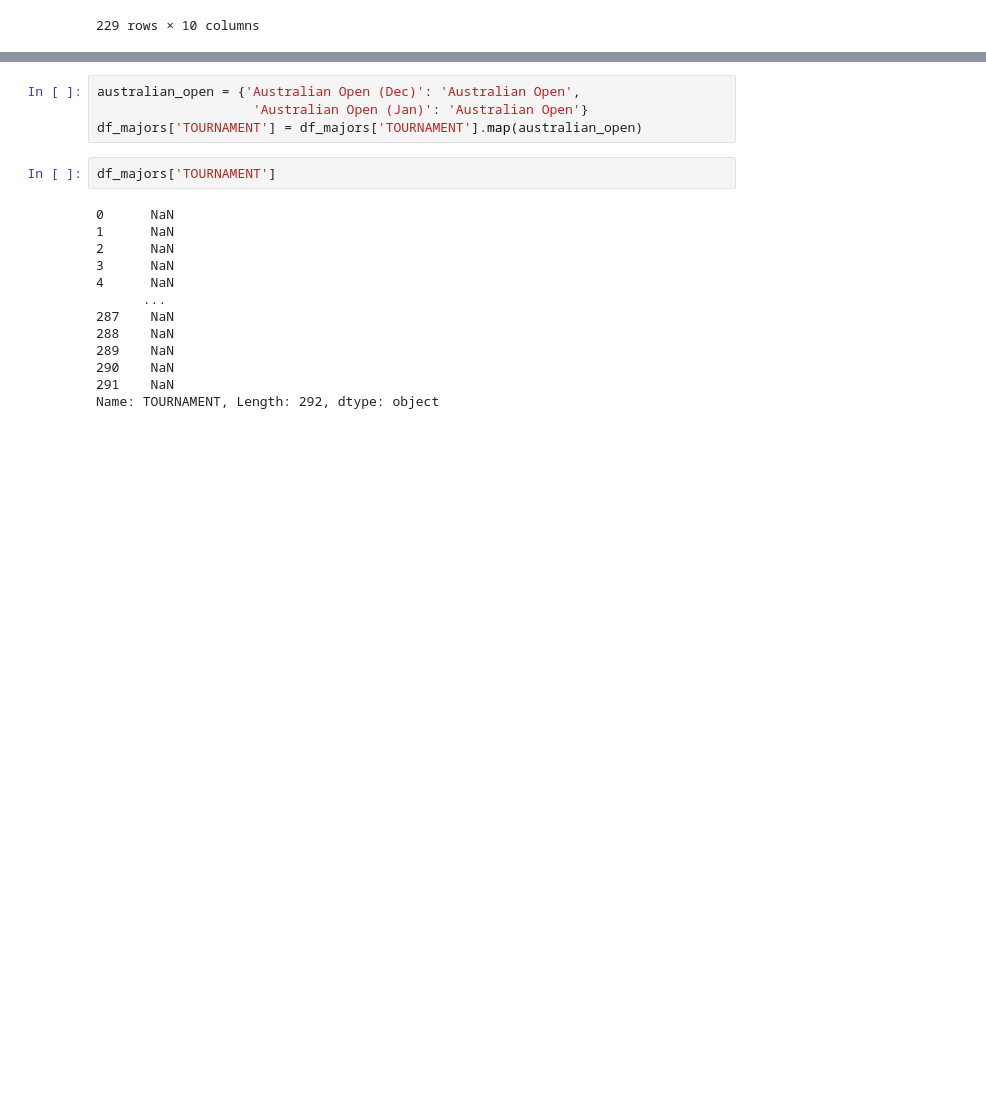
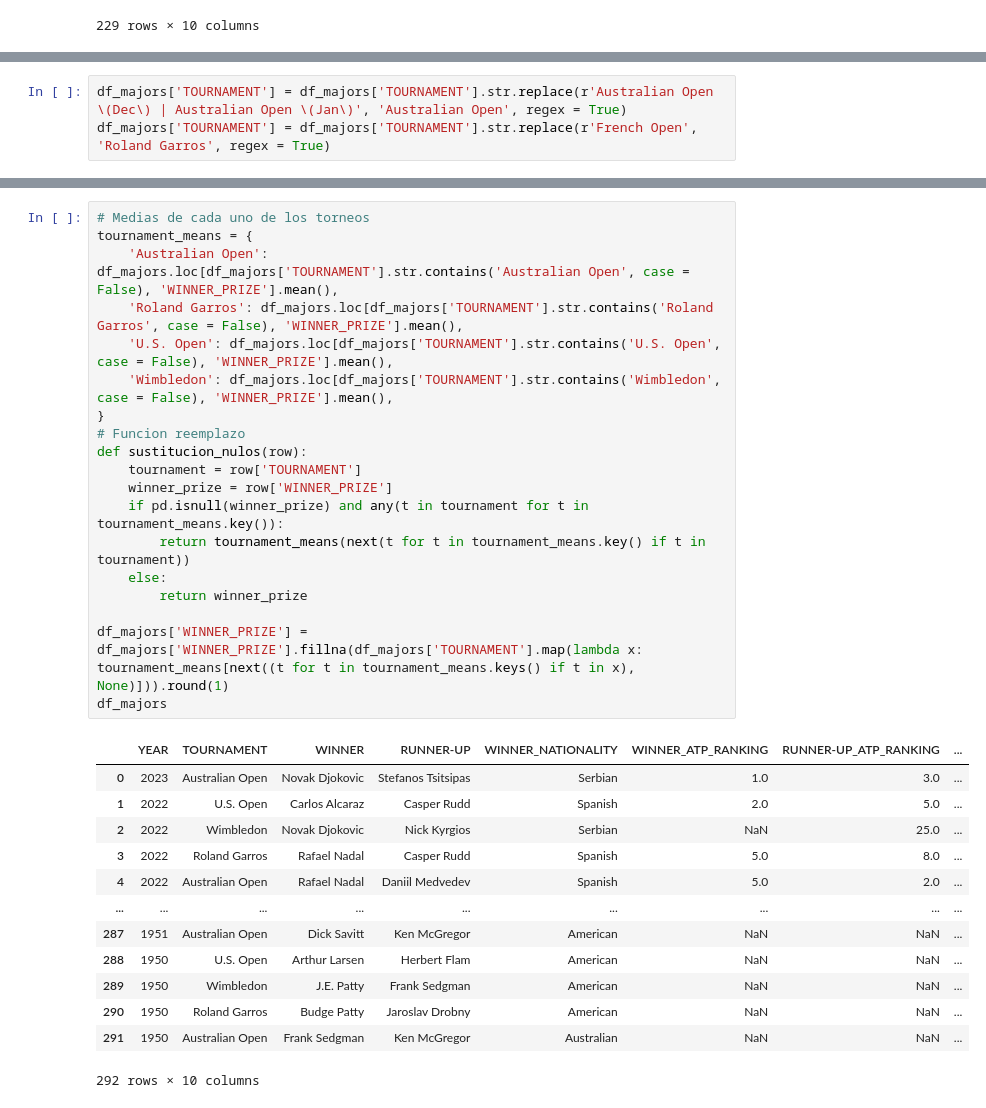
Before and after one commit to Lokhy87/EDA_entrega, a Jupyter notebook: Limpieza.ipynb, the cells around one changed output, grey strips where cells are left out. Cells and saved outputs as stored; diff of their text form; blank space fills up the shorter version.

```diff
--- a/Limpieza.ipynb
+++ b/Limpieza.ipynb
@@ -104,0 +131,3 @@ filas_con_nulos
+# %%
+df_majors['TOURNAMENT'] = df_majors['TOURNAMENT'].str.replace(r'Australian Open \(Dec\) | Australian Open \(Jan\)', 'Australian Open', regex = True)
+df_majors['TOURNAMENT'] = df_majors['TOURNAMENT'].str.replace(r'French Open', 'Roland Garros', regex = True)
@@ -118,19 +169,33 @@ Name: count, dtype: int64
-# %%
-australian_open = {'Australian Open (Dec)': 'Australian Open',
-                    'Australian Open (Jan)': 'Australian Open'}
-df_majors['TOURNAMENT'] = df_majors['TOURNAMENT'].map(australian_open)
-# %%
-df_majors['TOURNAMENT']
-# %% [output]
-0      NaN
-1      NaN
-2      NaN
-3      NaN
-4      NaN
-      ...
-287    NaN
-288    NaN
-289    NaN
-290    NaN
-291    NaN
-Name: TOURNAMENT, Length: 292, dtype: object
+# %%
+# Medias de cada uno de los torneos
+tournament_means = {
+    'Australian Open': df_majors.loc[df_majors['TOURNAMENT'].str.contains('Australian Open', case = False), 'WINNER_PRIZE'].mean(),
+    'Roland Garros': df_majors.loc[df_majors['TOURNAMENT'].str.contains('Roland Garros', case = False), 'WINNER_PRIZE'].mean(),
+    'U.S. Open': df_majors.loc[df_majors['TOURNAMENT'].str.contains('U.S. Open', case = False), 'WINNER_PRIZE'].mean(),
+    'Wimbledon': df_majors.loc[df_majors['TOURNAMENT'].str.contains('Wimbledon', case = False), 'WINNER_PRIZE'].mean(),
+}
+# Funcion reemplazo
+def sustitucion_nulos(row):
+    tournament = row['TOURNAMENT']
+    winner_prize = row['WINNER_PRIZE']
+    if pd.isnull(winner_prize) and any(t in tournament for t in tournament_means.key()):
+        return tournament_means(next(t for t in tournament_means.key() if t in tournament))
+    else:
+        return winner_prize
+
+df_majors['WINNER_PRIZE'] = df_majors['WINNER_PRIZE'].fillna(df_majors['TOURNAMENT'].map(lambda x: tournament_means[next((t for t in tournament_means.keys() if t in x), None)])).round(1)
+df_majors
+# %% [output]
+|  | YEAR | TOURNAMENT | WINNER | RUNNER-UP | WINNER_NATIONALITY | WINNER_ATP_RANKING | RUNNER-UP_ATP_RANKING | ... |
+| 0 | 2023 | Australian Open | Novak Djokovic | Stefanos Tsitsipas | Serbian | 1.0 | 3.0 | ... |
+| 1 | 2022 | U.S. Open | Carlos Alcaraz | Casper Rudd | Spanish | 2.0 | 5.0 | ... |
+| 2 | 2022 | Wimbledon | Novak Djokovic | Nick Kyrgios | Serbian | NaN | 25.0 | ... |
+| 3 | 2022 | Roland Garros | Rafael Nadal | Casper Rudd | Spanish | 5.0 | 8.0 | ... |
+| 4 | 2022 | Australian Open | Rafael Nadal | Daniil Medvedev | Spanish | 5.0 | 2.0 | ... |
+| ... | ... | ... | ... | ... | ... | ... | ... | ... |
+| 287 | 1951 | Australian Open | Dick Savitt | Ken McGregor | American | NaN | NaN | ... |
+| 288 | 1950 | U.S. Open | Arthur Larsen | Herbert Flam | American | NaN | NaN | ... |
+| 289 | 1950 | Wimbledon | J.E. Patty | Frank Sedgman | American | NaN | NaN | ... |
+| 290 | 1950 | Roland Garros | Budge Patty | Jaroslav Drobny | American | NaN | NaN | ... |
+| 291 | 1950 | Australian Open | Frank Sedgman | Ken McGregor | Australian | NaN | NaN | ... |
+292 rows × 10 columns
```
Also changed, not shown: parts of 7 cells of this notebook.
